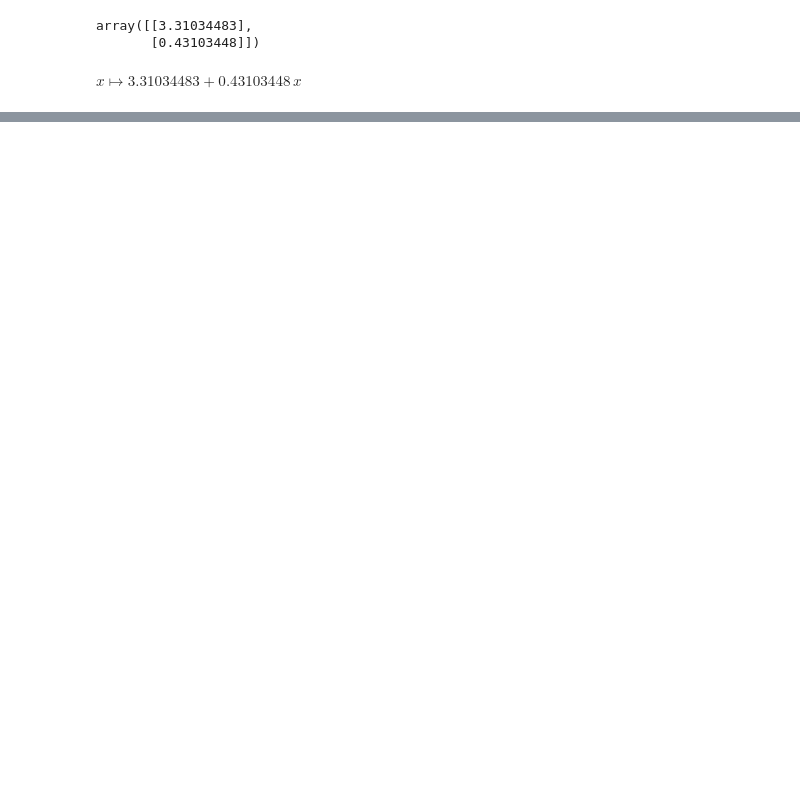
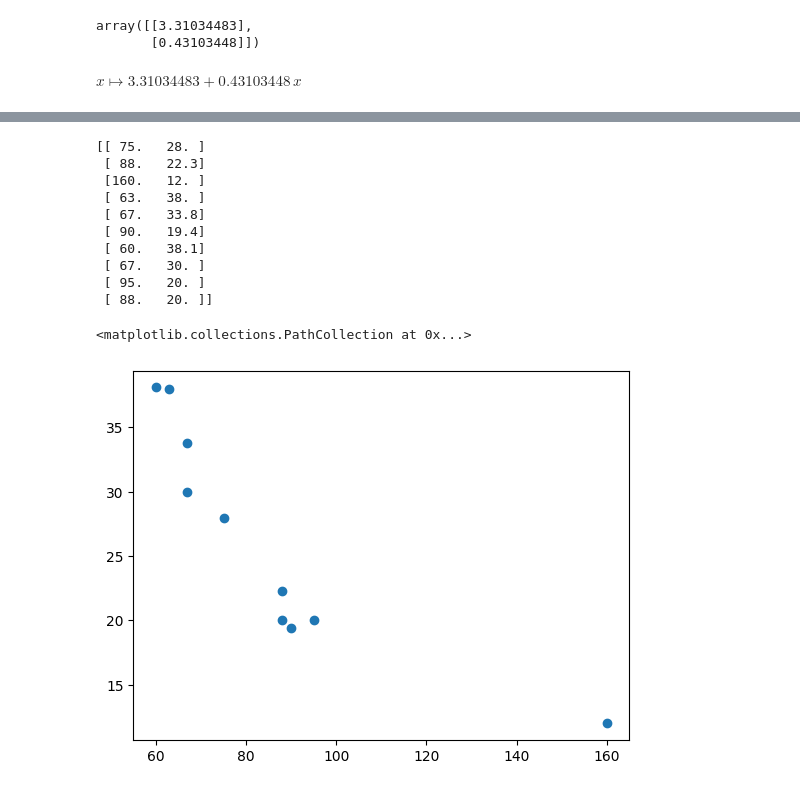
Before and after one commit to aice-ice/Senior-project, a Jupyter notebook: answer.ipynb, the cells around one changed output, grey strips where cells are left out. Cells and saved outputs as stored; diff of their text form; code cells hidden in the pictures; blank space fills up the shorter version.

```diff
--- a/answer.ipynb
+++ b/answer.ipynb
@@ -124,0 +183,21 @@ Mismatched elements: 3 / 3 (100%)
+# %%
+import seaborn as sns
+df = sns.load_dataset('mpg')
+df.dropna(inplace=True)
+X = df[['horsepower', 'mpg']].sample(n=10, random_state=0).values
+print(X)
+
+plt.scatter(X[:, 0], X[:, 1])
+# %% [output]
+[[ 75.   28. ]
+ [ 88.   22.3]
+ [160.   12. ]
+ [ 63.   38. ]
+ [ 67.   33.8]
+ [ 90.   19.4]
+ [ 60.   38.1]
+ [ 67.   30. ]
+ [ 95.   20. ]
+ [ 88.   20. ]]
+<matplotlib.collections.PathCollection at 0x...>
+[figure, added]
```
Also changed, not shown: parts of 18 cells of this notebook, 3 other files.
